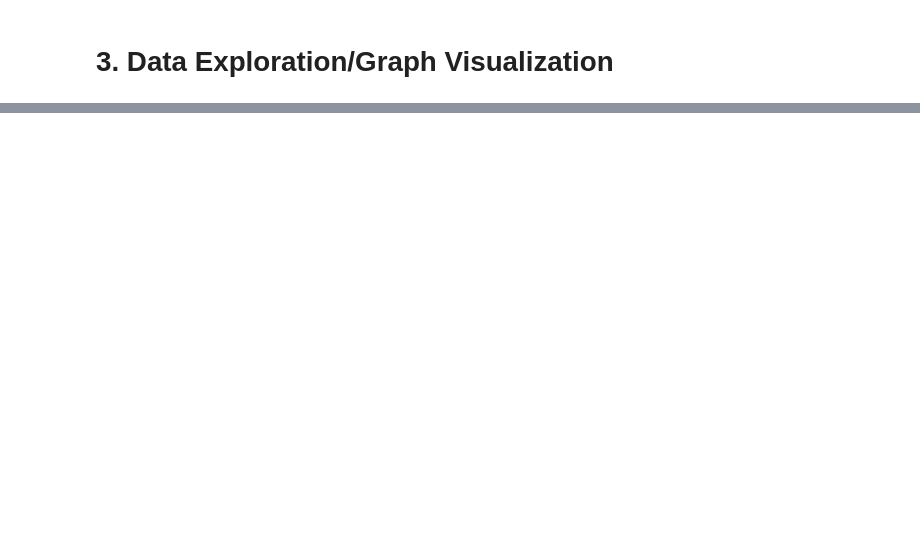
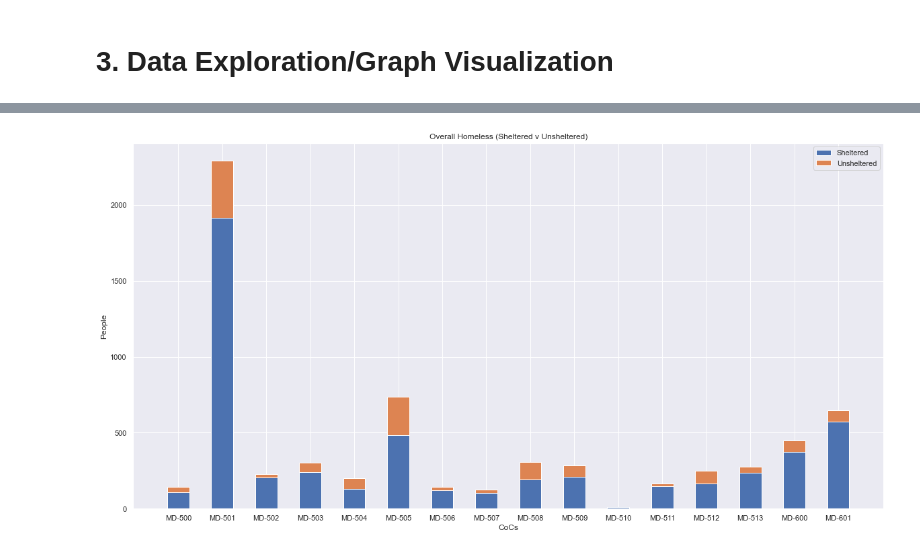
Before and after one commit to aroy2530/aroy2530.github.io, a Jupyter notebook: Homelessness in Maryland.ipynb, the cells around one changed output, grey strips where cells are left out. Cells and saved outputs as stored; diff of their text form; code cells hidden in the pictures; blank space fills up the shorter version.

```diff
--- a/Homelessness in Maryland.ipynb
+++ b/Homelessness in Maryland.ipynb
@@ -82,7 +158,6 @@ Alright, next let's tackle the PIT dataframe. We only want to look at the data f
 
 We'll be focusing on the Overall Homeless, Sheltered Total Homeless, and Unsheltered Homeless columns. Let's go ahead and extract those columns, along with CoC number and name, for the PIT dataframe.
 # %%
-pit = pd.read_excel("2019-Point-in-Time-Estimates-by-CoC.xlsx", engine="openpyxl")
 # Keep only Maryland CoC rows
 pit = pit[163:179]
 # Keep only necessary columns
@@ -150,0 +303,19 @@ map_hic
+# %%
+fig, ax = plt.subplots(figsize=(20, 10))
+width = 0.50
+
+ax.bar(md_2019["CoC Name"], md_2019["Sheltered Total Homeless, 2019"], width, label = "Sheltered")
+ax.bar(md_2019["CoC Name"], md_2019["Unsheltered Homeless, 2019"], width, bottom=md_2019["Sheltered Total Homeless, 2019"],
+       label = "Unsheltered")
+
+ax.set_ylabel("People")
+ax.set_xlabel("CoCs")
+x = md_2019["CoC Number"]
+xi = list(range(len(x)))
+plt.xticks(xi, x)
+plt.title("Overall Homeless (Sheltered v Unsheltered)")
+ax.legend()
+
+plt.show()
+# %% [output]
+[figure, added]
```
Also changed, not shown: parts of 23 cells of this notebook.
